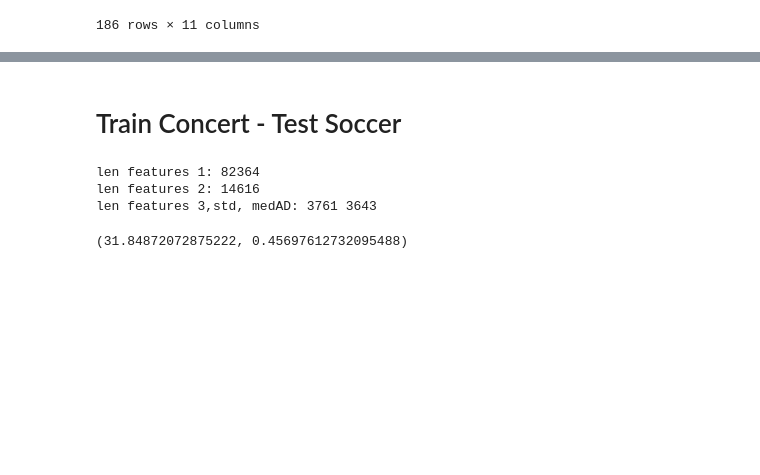
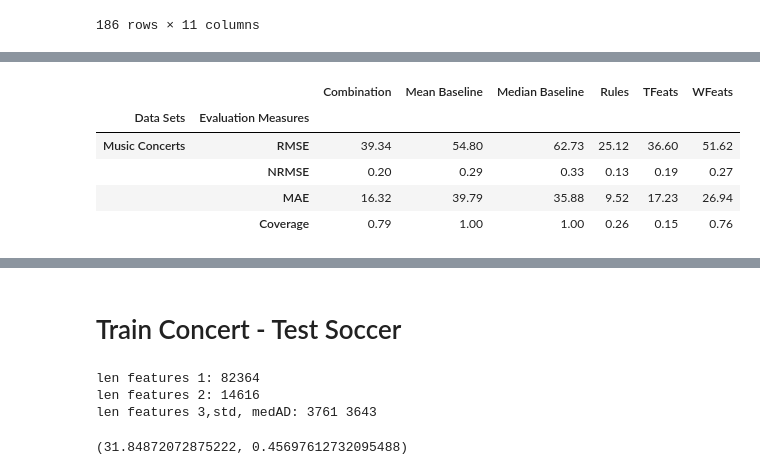
Before and after one commit to ahurriyetoglu/tte_estimation, a Jupyter notebook: WordTimeSeries.ipynb, the cells around one changed output, grey strips where cells are left out. Drawn from its saved outputs; the diff is of its cells as text; code cells hidden in the pictures; blank space fills up the shorter version.

```diff
--- a/WordTimeSeries.ipynb
+++ b/WordTimeSeries.ipynb
@@ -4254,0 +4248,15 @@ fmcResDF.join(fmTrnmcTstDF, rsuffix="_fmTrnmcTst")
+# %%
+mcResDF = pd.DataFrame(mc_resultsDict).apply(lambda x: np.round(x,2))
+mcResDF.index.name = 'Evaluation Measures'
+mcResDF.sort_index(ascending=False, inplace=True)
+mcResDF['Data Sets'] = 'Music Concerts'
+mcResDF.set_index('Data Sets', append=True, inplace=True)
+mcResDF = mcResDF.reorder_levels(['Data Sets', 'Evaluation Measures'])
+mcResDF
+# %% [output]
+|  |  | Combination | Mean Baseline | Median Baseline | Rules | TFeats | WFeats |
+| Data Sets | Evaluation Measures |  |  |  |  |  |  |
+| Music Concerts | RMSE | 39.34 | 54.80 | 62.73 | 25.12 | 36.60 | 51.62 |
+|  | NRMSE | 0.20 | 0.29 | 0.33 | 0.13 | 0.19 | 0.27 |
+|  | MAE | 16.32 | 39.79 | 35.88 | 9.52 | 17.23 | 26.94 |
+|  | Coverage | 0.79 | 1.00 | 1.00 | 0.26 | 0.15 | 0.76 |
```
Also changed, not shown: parts of 20 cells of this notebook.
